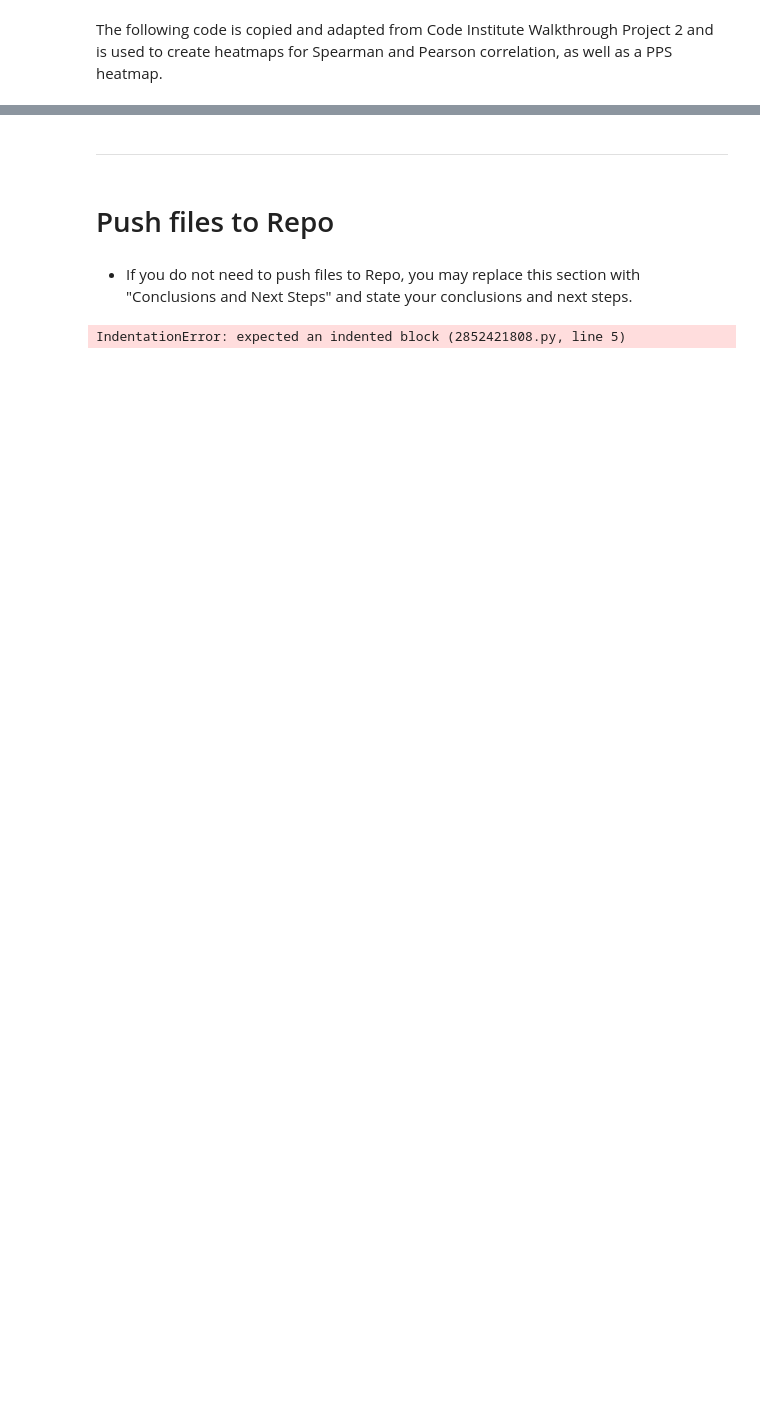
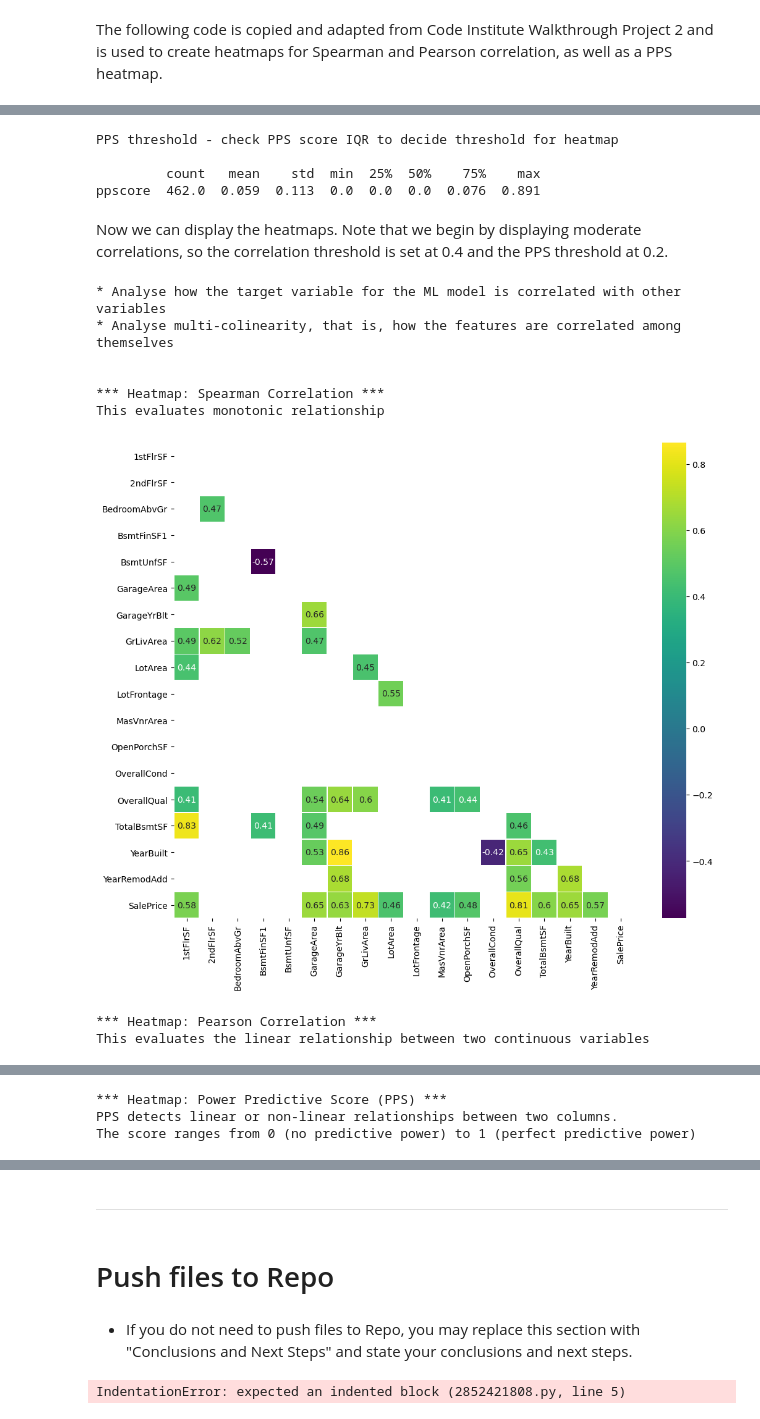
Before and after one commit to frankiesanjana/housing-price-predictor, a Jupyter notebook: jupyter_notebooks/03-data-analysis.ipynb, the cells around one changed output, grey strips where cells are left out. Drawn from its saved outputs; the diff is of its cells as text; code cells hidden in the pictures; blank space fills up the shorter version.

Commit message:
Feat: Select variables to study, notebook 03

```diff
--- a/jupyter_notebooks/03-data-analysis.ipynb
+++ b/jupyter_notebooks/03-data-analysis.ipynb
@@ -133,7 +137,7 @@ The following code is copied and adapted from Code Institute Walkthrough Project
 # %%
 def heatmap_corr(df, threshold, figsize=(20, 12), font_annot=8):
     if len(df.columns) > 1:
-        mask = np.zeros_like(df, dtype=np.bool)
+        mask = np.zeros_like(df, dtype=bool)
         mask[np.triu_indices_from(mask)] = True
         mask[abs(df) < threshold] = True
 
@@ -149,7 +153,7 @@ def heatmap_corr(df, threshold, figsize=(20, 12), font_annot=8):
 
 def heatmap_pps(df, threshold, figsize=(20, 12), font_annot=8):
     if len(df.columns) > 1:
-        mask = np.zeros_like(df, dtype=np.bool)
+        mask = np.zeros_like(df, dtype=bool)
         mask[abs(df) < threshold] = True
         fig, ax = plt.subplots(figsize=figsize)
         ax = sns.heatmap(df, annot=True, xticklabels=True, yticklabels=True,
@@ -197,0 +206,25 @@ def display_corr_and_pps(df_corr_pearson, df_corr_spearman, pps_matrix, CorrThre
+# %%
+df_corr_pearson, df_corr_spearman, pps_matrix = calculate_corr_and_pps(df)
+# %% [output]
+PPS threshold - check PPS score IQR to decide threshold for heatmap
+
+         count   mean    std  min  25%  50%    75%    max
+ppscore  462.0  0.059  0.113  0.0  0.0  0.0  0.076  0.891
+# %% [markdown]
+Now we can display the heatmaps. Note that we begin by displaying moderate correlations, so the correlation threshold is set at 0.4 and the PPS threshold at 0.2.
+# %%
+display_corr_and_pps(df_corr_pearson = df_corr_pearson,
+                    df_corr_spearman = df_corr_spearman,
+                    pps_matrix = pps_matrix,
+                    CorrThreshold = 0.4, PPS_Threshold =0.2,
+                    figsize=(12,10), font_annot=10)
+# %% [output]
+* Analyse how the target variable for the ML model is correlated with other variables
+* Analyse multi-colinearity, that is, how the features are correlated among themselves
+
+
+*** Heatmap: Spearman Correlation ***
+This evaluates monotonic relationship
+[figure, added]
+*** Heatmap: Pearson Correlation ***
+This evaluates the linear relationship between two continuous variables
@@ -197,0 +232,3 @@ def display_corr_and_pps(df_corr_pearson, df_corr_spearman, pps_matrix, CorrThre
+*** Heatmap: Power Predictive Score (PPS) ***
+PPS detects linear or non-linear relationships between two columns.
+The score ranges from 0 (no predictive power) to 1 (perfect predictive power)
```
Also changed, not shown: parts of 17 cells of this notebook.
